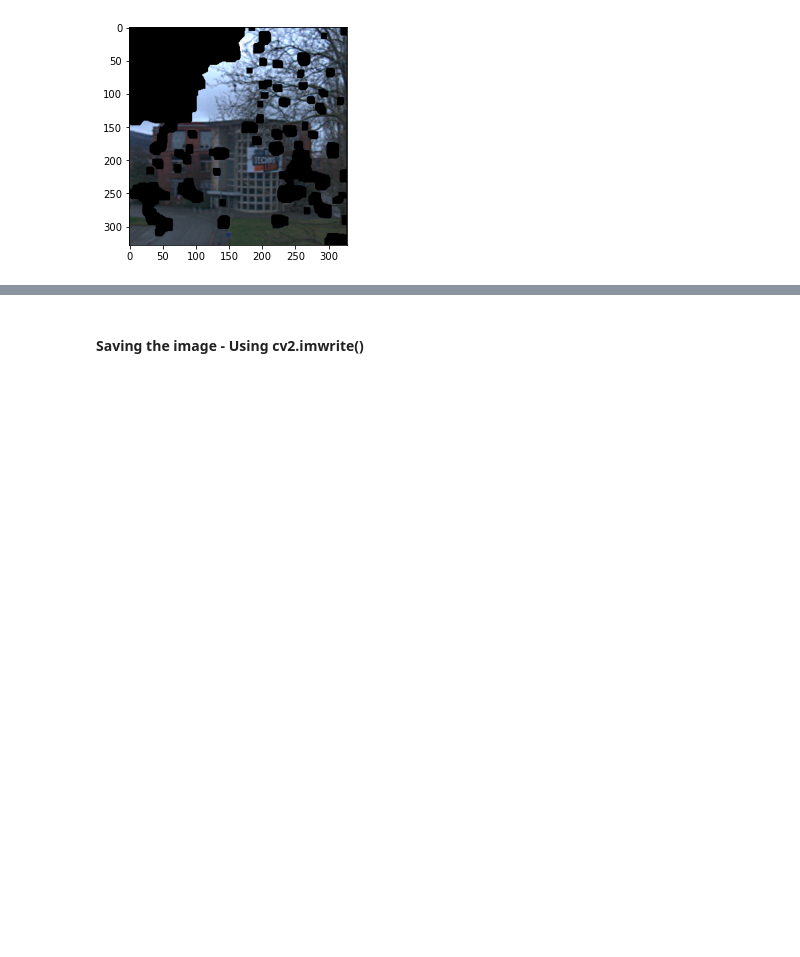
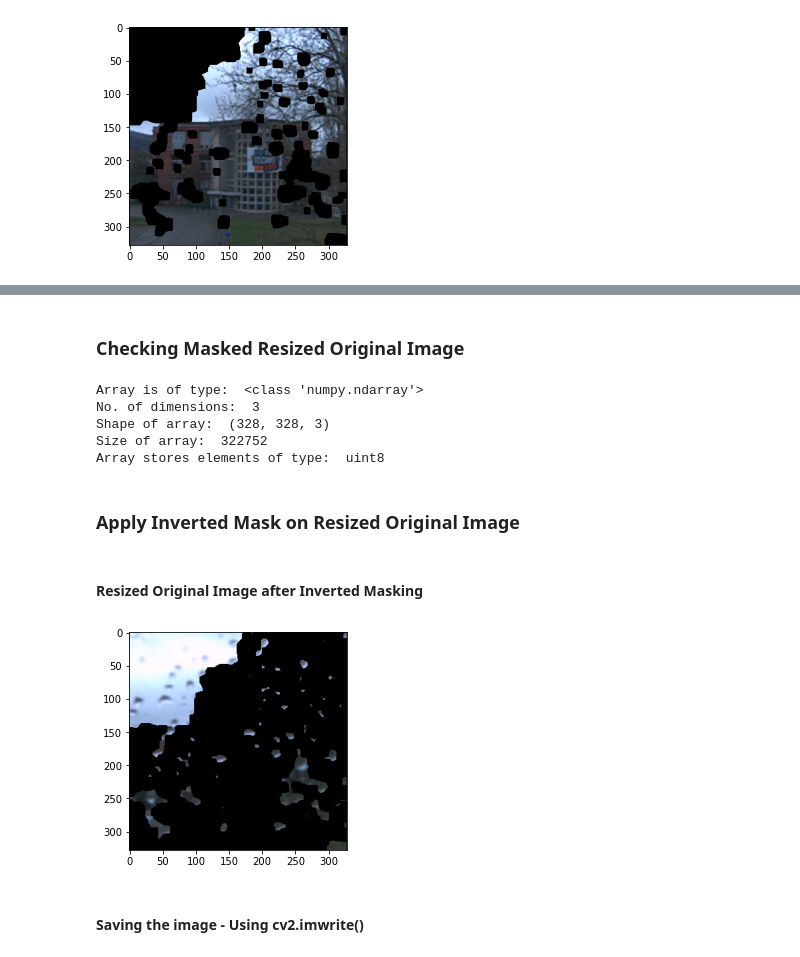
Before and after one commit to Baneeishaque/Raindrop-Removal-With-Light-Field-Image-Using-Image-Inpainting, a Jupyter notebook: main.ipynb, the cells around one changed output, grey strips where cells are left out. Cells and saved outputs as stored; diff of their text form; code cells hidden in the pictures; blank space fills up the shorter version.

```diff
--- a/main.ipynb
+++ b/main.ipynb
@@ -234,3 +326,31 @@ plt.show()
+# %% [markdown]
+### Checking Masked Resized Original Image
+# %%
+print("Array is of type: ", type(maskedResizedOriginalImage))
+print("No. of dimensions: ", maskedResizedOriginalImage.ndim)
+print("Shape of array: ", maskedResizedOriginalImage.shape)
+print("Size of array: ", maskedResizedOriginalImage.size)
+print("Array stores elements of type: ", maskedResizedOriginalImage.dtype)
+# %% [output]
+Array is of type:  <class 'numpy.ndarray'>
+No. of dimensions:  3
+Shape of array:  (328, 328, 3)
+Size of array:  322752
+Array stores elements of type:  uint8
+# %% [markdown]
+### Apply Inverted Mask on Resized Original Image
+# %%
+invertedMaskedResizedOriginalImage = cv.bitwise_and(resizedOriginalImage,
+                                                    resizedOriginalImage,
+                                                    mask=invertedBinaryDepthMapImageWithClosingOpeningAndErosion)
+# cv.imshow("Resized High Pass Filtered Image after Masking", maskedHighPassFilteredImage)
+# %% [markdown]
+#### Resized Original Image after Inverted Masking
+# %%
+plt.imshow(cv.cvtColor(invertedMaskedResizedOriginalImage, cv.COLOR_BGR2RGB))
+plt.show()
+# %% [output]
+[figure, added]
 # %% [markdown]
 #### Saving the image - Using cv2.imwrite()
 # %%
```
Also changed, not shown: parts of 11 cells of this notebook, 6 other files.
